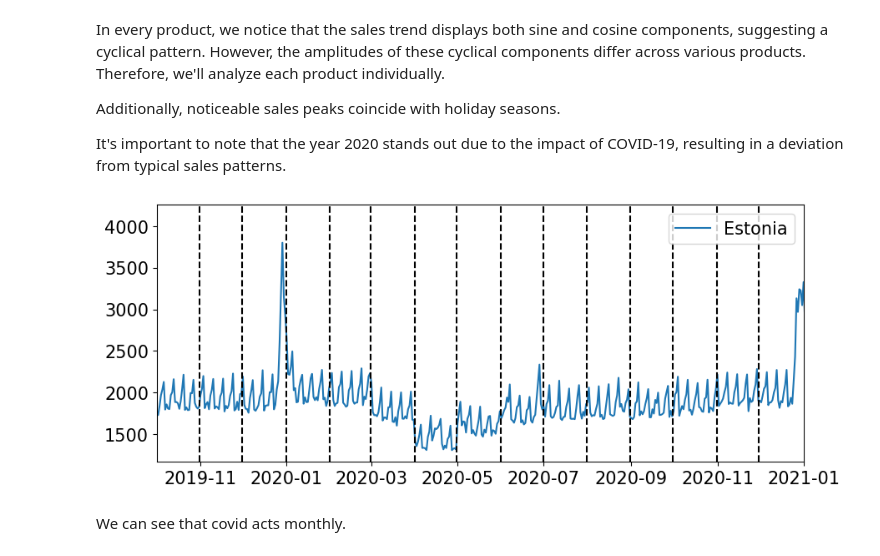
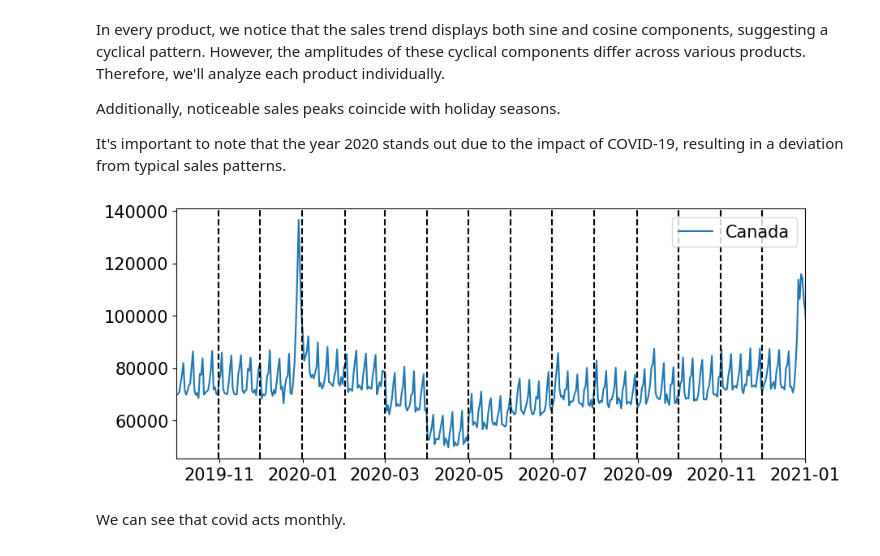
Before and after one commit to philippmoehl/sales_forecasting, a Jupyter notebook: notebooks/explore.ipynb, the cells around one changed output. Saved outputs shown, nothing was run; the diff lists cells and outputs as text; code cells hidden in the pictures.

```diff
--- a/notebooks/explore.ipynb
+++ b/notebooks/explore.ipynb
@@ -196,0 +173,25 @@ plt.show()
+# %%
+# ----refinement of changes between years----
+
+rel_gdp_df = pd.DataFrame(gdp, index=analysis.country.unique(), columns=range(2017, 2023))
+
+df= analysis.groupby(['date', 'country'])[['num_sold']].sum().reset_index()
+df['rel_gdp'] = df.apply(lambda s: rel_gdp_df.loc[s.country, s.date.year], axis=1)
+
+fig, axs = plt.subplots(1, 2, figsize=(15, 5))
+
+for country in unique_values['country']:
+    country_data = df[df['country'] == country]
+    axs[0].plot(country_data['date'], country_data['num_sold']/country_data['rel_gdp'], ".", label=country)
+axs[0].legend()
+axs[0].set_title('Aggregated Sales divided by GDP Over Time Per Country')
+
+# Third plot
+for country in unique_values['country']:
+    country_data = df[df['country'] == country]
+    axs[1] = sns.kdeplot(country_data['num_sold']/country_data['rel_gdp'], label=country)
+axs[1].legend()
+axs[1].set_title(
+    'Normalized Sales Distribution  divided by GDP Across Countries')
+plt.tight_layout()
+plt.show()
@@ -234,26 +236,27 @@ resulting in a deviation from typical sales patterns.
 # %%
 # ----check covid----
 
 df_check = analysis.groupby(['date', 'country'])[['num_sold']].sum().reset_index()
-
+df_check['rel_gdp'] = df_check.apply(
+    lambda s: rel_gdp_df.loc[s.country, s.date.year], axis=1)
 fig = plt.figure(figsize=(10, 4))
-for i, country in enumerate(analysis.country.unique()[2:3]):
+for i, country in enumerate(unique_values['country'][1:2]):
     X = df_check[df_check['country'] == country]
-    plt.plot(X['date'], X['num_sold'], label=country)
+    plt.plot(X['date'], X['num_sold']/X['rel_gdp'], label=country)
     plt.legend()
     plt.xlim([dt.date(2019, 10, 1), dt.date(2021, 1, 1)])
     for i in range(10, 13):
         datetime1 = dt.datetime(2019, i, 1) - dt.timedelta(days=1)
         datetime2 = dt.datetime(2019, i, 1)
         mid_datetime = datetime1 + (datetime2 - datetime1) / 2
         plt.axvline(mid_datetime, color='k', linestyle='--')
     for i in range(1, 13):
         datetime1 = dt.datetime(2020, i, 1) - dt.timedelta(days=1)
         datetime2 = dt.datetime(2020, i, 1)
         mid_datetime = datetime1 + (datetime2 - datetime1) / 2
         plt.axvline(mid_datetime, color='k', linestyle='--')
 # %% [output]
-[figure, old version]
+[figure, new version]
 # %% [markdown]
 We can see that covid acts monthly.
 # %%
```
Also changed, not shown: parts of 7 cells of this notebook, 2 other files.
